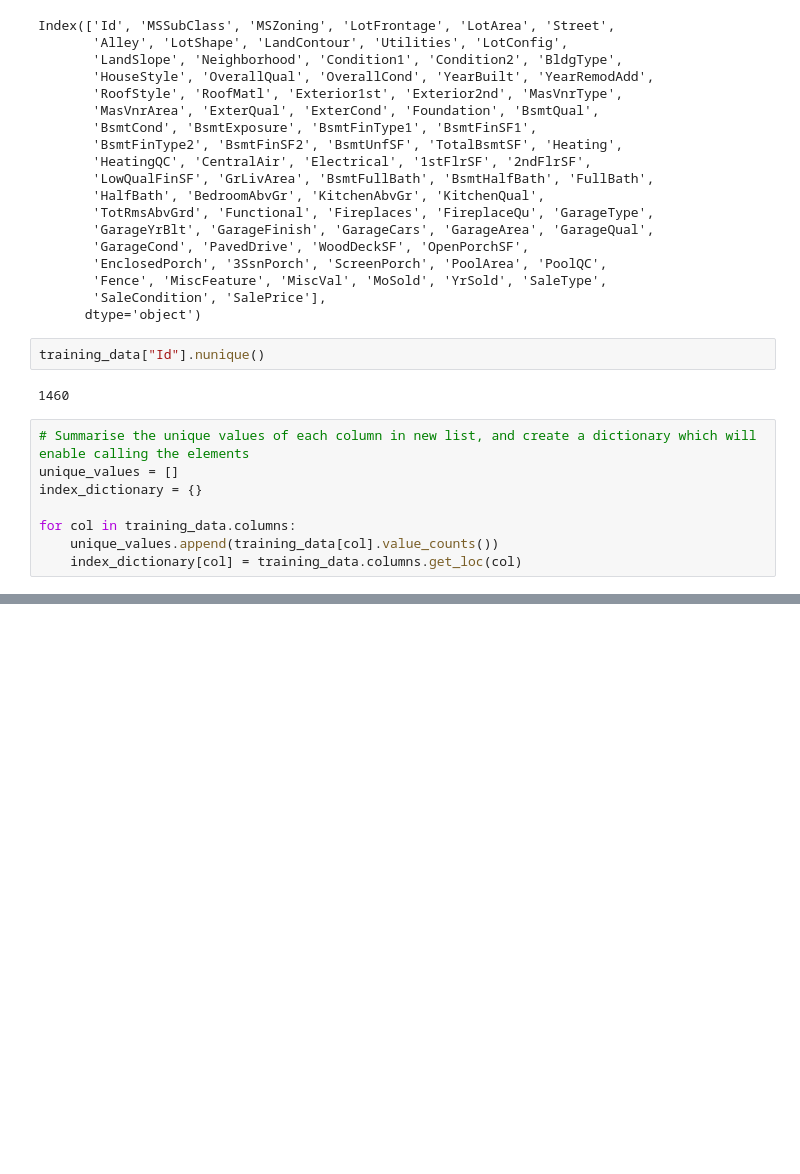
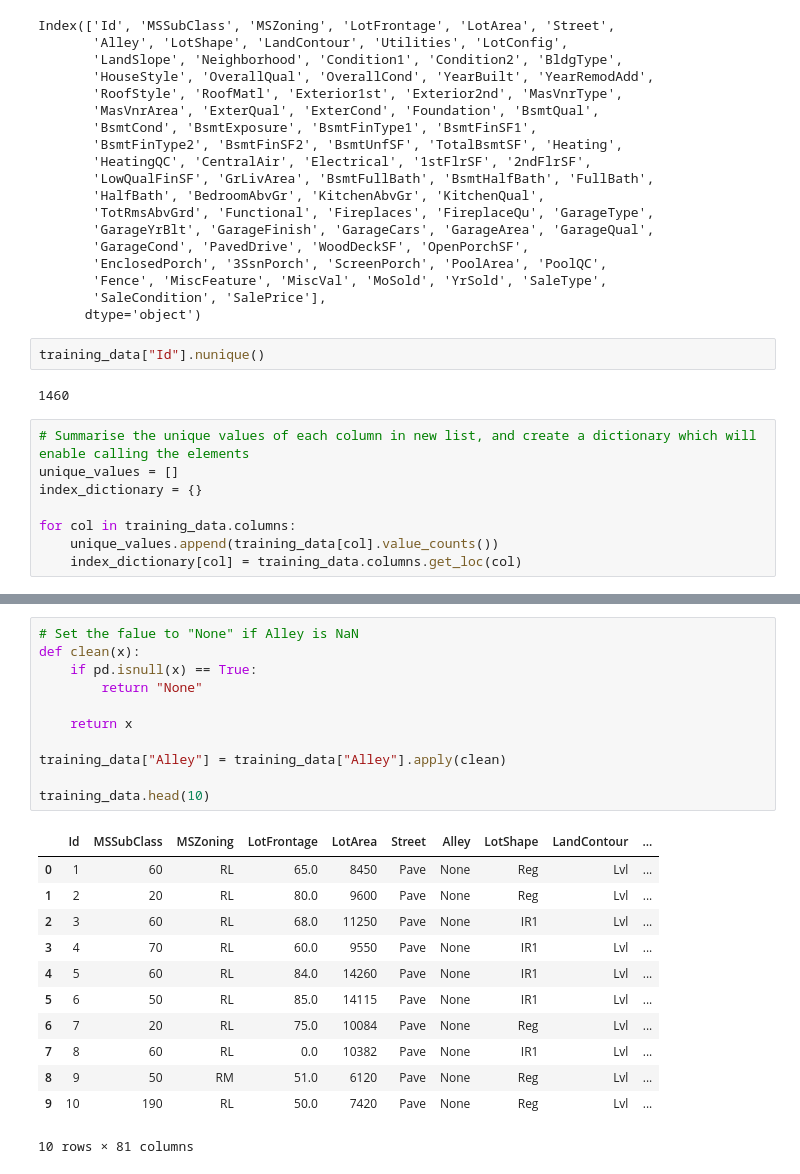
Before and after one commit to niall1994/Learning-Python, a Jupyter notebook: Kaggle Competition/Housing Competitions/Housing Competition.ipynb, the cells around one changed output, grey strips where cells are left out. Saved outputs shown, nothing was run; the diff lists cells and outputs as text; blank space fills up the shorter version.

```diff
--- a/Kaggle Competition/Housing Competitions/Housing Competition.ipynb
+++ b/Kaggle Competition/Housing Competitions/Housing Competition.ipynb
@@ -104,0 +184,24 @@ Name: SalePrice, Length: 663, dtype: int64
+# %%
+# Set the falue to "None" if Alley is NaN
+def clean(x):
+    if pd.isnull(x) == True:
+        return "None"
+
+    return x
+
+training_data["Alley"] = training_data["Alley"].apply(clean)
+
+training_data.head(10)
+# %% [output]
+|  | Id | MSSubClass | MSZoning | LotFrontage | LotArea | Street | Alley | LotShape | LandContour | ... |
+| 0 | 1 | 60 | RL | 65.0 | 8450 | Pave | None | Reg | Lvl | ... |
+| 1 | 2 | 20 | RL | 80.0 | 9600 | Pave | None | Reg | Lvl | ... |
+| 2 | 3 | 60 | RL | 68.0 | 11250 | Pave | None | IR1 | Lvl | ... |
+| 3 | 4 | 70 | RL | 60.0 | 9550 | Pave | None | IR1 | Lvl | ... |
+| 4 | 5 | 60 | RL | 84.0 | 14260 | Pave | None | IR1 | Lvl | ... |
+| 5 | 6 | 50 | RL | 85.0 | 14115 | Pave | None | IR1 | Lvl | ... |
+| 6 | 7 | 20 | RL | 75.0 | 10084 | Pave | None | Reg | Lvl | ... |
+| 7 | 8 | 60 | RL | 0.0 | 10382 | Pave | None | IR1 | Lvl | ... |
+| 8 | 9 | 50 | RM | 51.0 | 6120 | Pave | None | Reg | Lvl | ... |
+| 9 | 10 | 190 | RL | 50.0 | 7420 | Pave | None | Reg | Lvl | ... |
+10 rows × 81 columns
```
Also changed, not shown: parts of 9 cells of this notebook.
